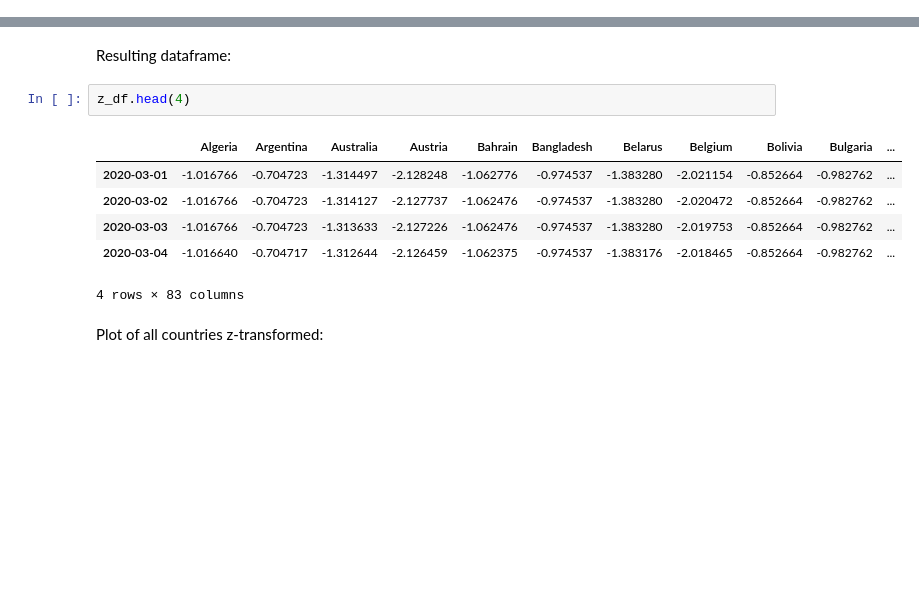
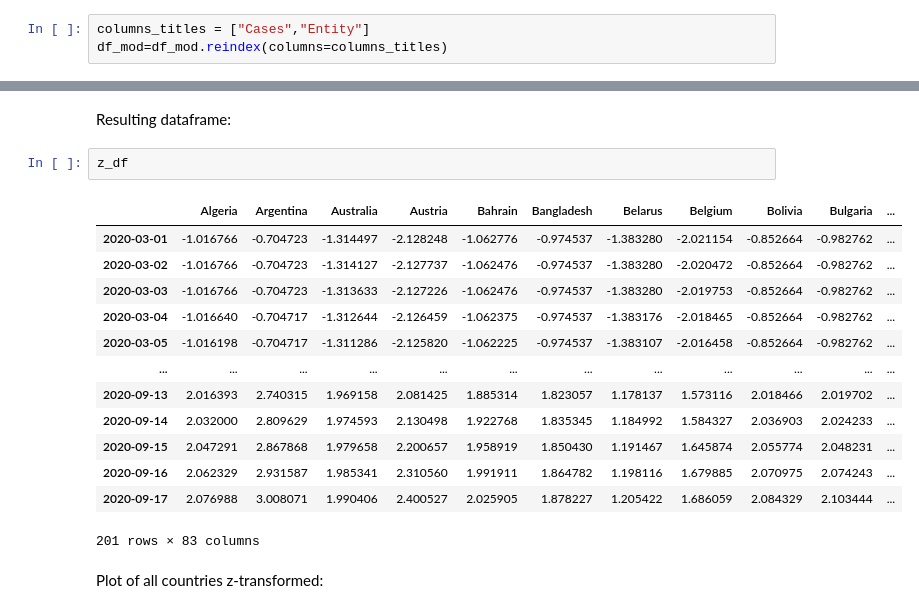
Before and after one commit to anweei/Covid-forecasting, a Jupyter notebook: anne/preprocessing.ipynb, the cells around one changed output, grey strips where cells are left out. Saved outputs shown, nothing was run; the diff lists cells and outputs as text; blank space fills up the shorter version.

```diff
--- a/anne/preprocessing.ipynb
+++ b/anne/preprocessing.ipynb
@@ -54,0 +71,3 @@ df_org_data[61:64]
+# %%
+columns_titles = ["Cases","Entity"]
+df_mod=df_mod.reindex(columns=columns_titles)
@@ -247,14 +299,21 @@ for col in df_res.columns:
 # %% [markdown]
 Resulting dataframe:
 # %%
-z_df.head(4)
+z_df
 # %% [output]
 |  | Algeria | Argentina | Australia | Austria | Bahrain | Bangladesh | Belarus | Belgium | Bolivia | Bulgaria | ... |
 | 2020-03-01 | -1.016766 | -0.704723 | -1.314497 | -2.128248 | -1.062776 | -0.974537 | -1.383280 | -2.021154 | -0.852664 | -0.982762 | ... |
 | 2020-03-02 | -1.016766 | -0.704723 | -1.314127 | -2.127737 | -1.062476 | -0.974537 | -1.383280 | -2.020472 | -0.852664 | -0.982762 | ... |
 | 2020-03-03 | -1.016766 | -0.704723 | -1.313633 | -2.127226 | -1.062476 | -0.974537 | -1.383280 | -2.019753 | -0.852664 | -0.982762 | ... |
 | 2020-03-04 | -1.016640 | -0.704717 | -1.312644 | -2.126459 | -1.062375 | -0.974537 | -1.383176 | -2.018465 | -0.852664 | -0.982762 | ... |
+| 2020-03-05 | -1.016198 | -0.704717 | -1.311286 | -2.125820 | -1.062225 | -0.974537 | -1.383107 | -2.016458 | -0.852664 | -0.982762 | ... |
+| ... | ... | ... | ... | ... | ... | ... | ... | ... | ... | ... | ... |
+| 2020-09-13 | 2.016393 | 2.740315 | 1.969158 | 2.081425 | 1.885314 | 1.823057 | 1.178137 | 1.573116 | 2.018466 | 2.019702 | ... |
+| 2020-09-14 | 2.032000 | 2.809629 | 1.974593 | 2.130498 | 1.922768 | 1.835345 | 1.184992 | 1.584327 | 2.036903 | 2.024233 | ... |
+| 2020-09-15 | 2.047291 | 2.867868 | 1.979658 | 2.200657 | 1.958919 | 1.850430 | 1.191467 | 1.645874 | 2.055774 | 2.048231 | ... |
+| 2020-09-16 | 2.062329 | 2.931587 | 1.985341 | 2.310560 | 1.991911 | 1.864782 | 1.198116 | 1.679885 | 2.070975 | 2.074243 | ... |
+| 2020-09-17 | 2.076988 | 3.008071 | 1.990406 | 2.400527 | 2.025905 | 1.878227 | 1.205422 | 1.686059 | 2.084329 | 2.103444 | ... |
-4 rows × 83 columns
+201 rows × 83 columns
 # %% [markdown]
 Plot of all countries z-transformed:
 # %%
```
Also changed, not shown: parts of 9 cells of this notebook, 6 other files.
